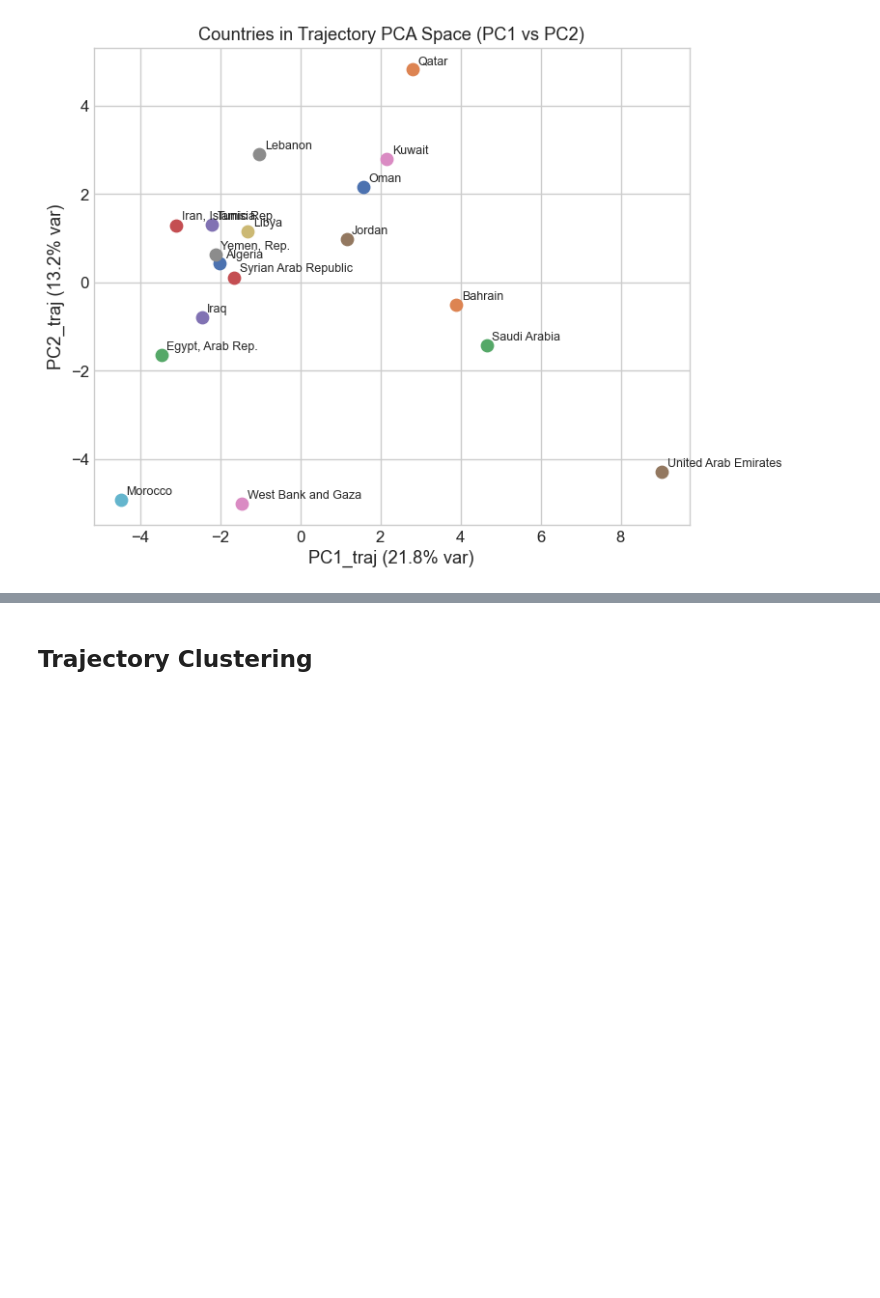
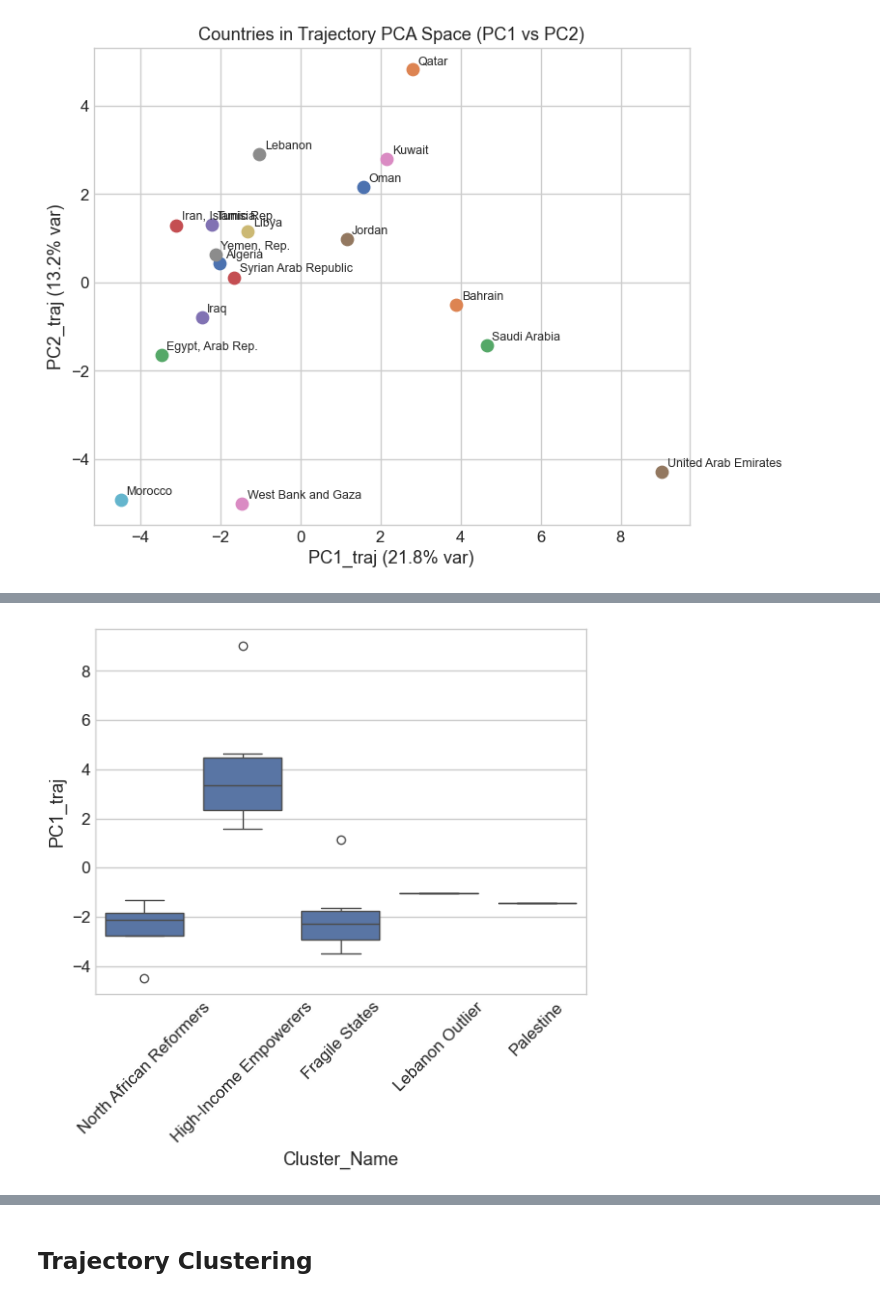
Before and after one commit to daniehben/worldbank-api-pipeline, a Jupyter notebook: notebooks/traj_Clustering.ipynb, the cells around one changed output, grey strips where cells are left out. Saved outputs shown, nothing was run; the diff lists cells and outputs as text; code cells hidden in the pictures; blank space fills up the shorter version.

```diff
--- a/notebooks/traj_Clustering.ipynb
+++ b/notebooks/traj_Clustering.ipynb
@@ -408,0 +431,5 @@ plt.show()
+# %%
+ml_df = pd.read_csv("data/clustering_1.csv")
+# %%
+structural_cluster_df = ml_df[["country_name", "Cluster", "Cluster_Name"]].drop_duplicates()
+structural_cluster_df.head()
@@ -408,0 +443,8 @@ plt.show()
+# %%
+merged = traj_pca_df.reset_index().merge(
+    structural_cluster_df,
+    on="country_name",
+    how="left"
+)
+
+merged.head()
@@ -408,0 +458,10 @@ plt.show()
+# %%
+sns.boxplot(
+    data=merged,
+    x="Cluster_Name",
+    y="PC1_traj"
+)
+plt.xticks(rotation=45)
+plt.show()
+# %% [output]
+[figure, added]
```
Also changed, not shown: parts of 38 cells of this notebook, 2 other files.
